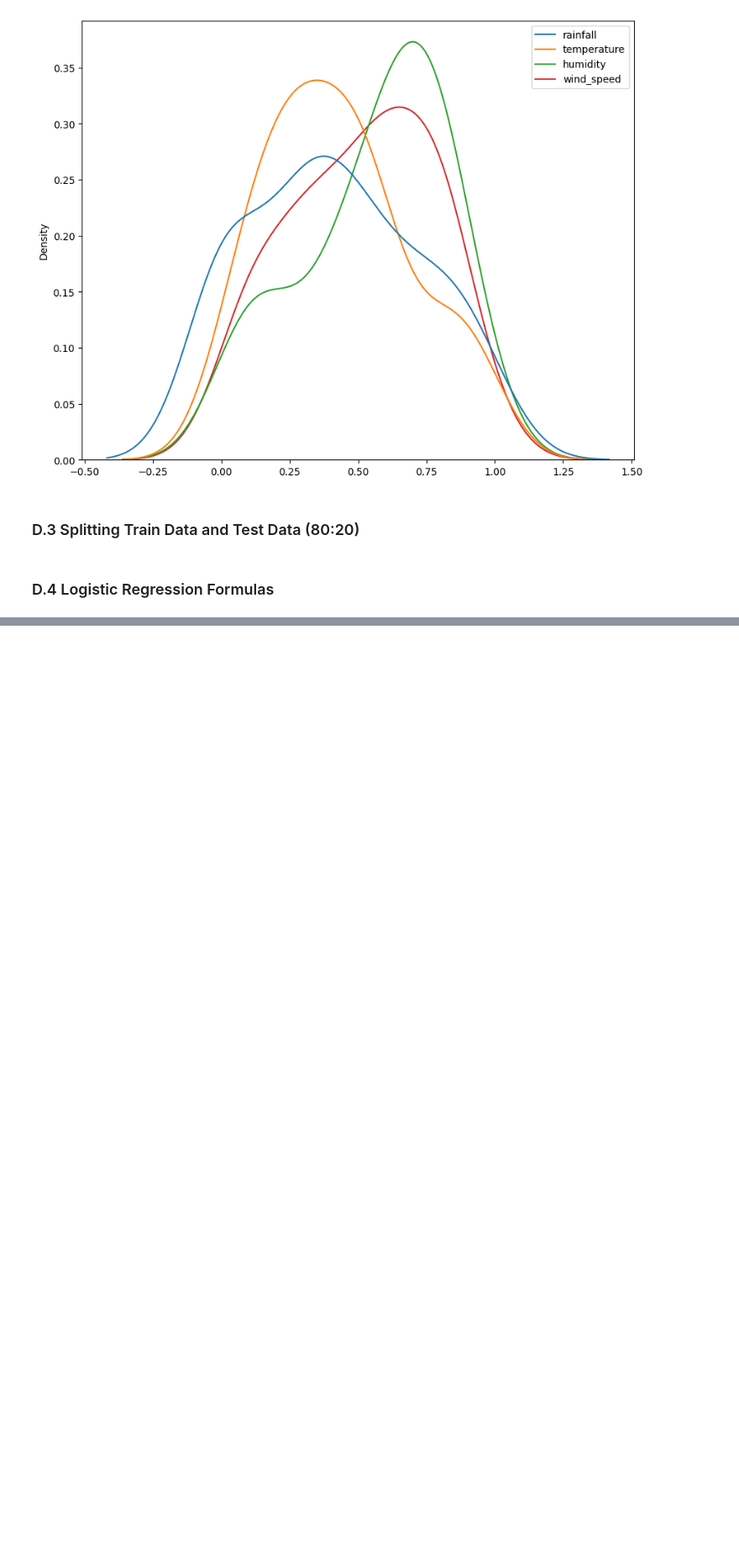
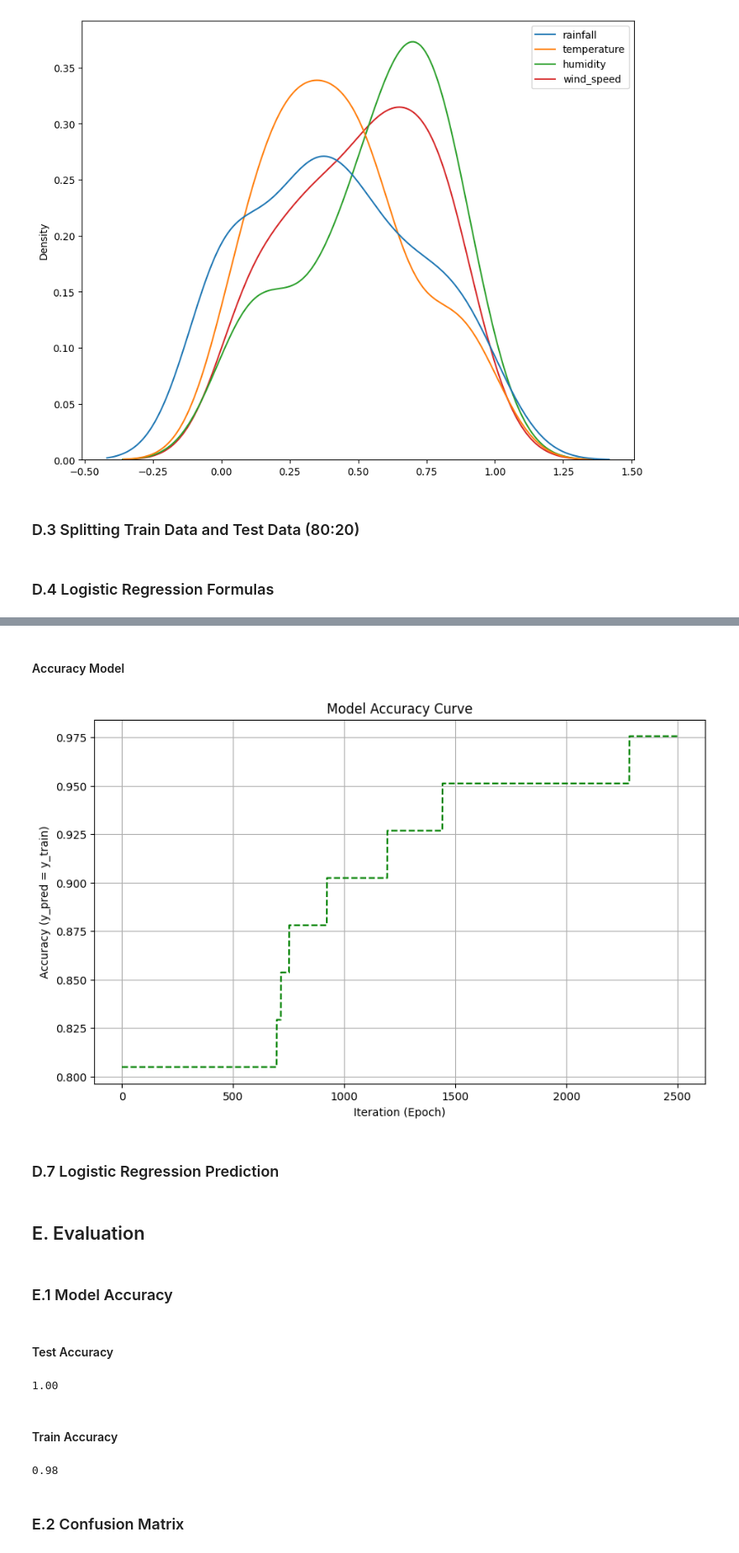
Before and after one commit to HablSank/1Day-1Dataset_MachineLearningProject, a Jupyter notebook: Day-2/Logistic Regression (Rainfall)/rainfall.ipynb, the cells around one changed output, grey strips where cells are left out. Shown at 84% size. Cells and saved outputs as stored; diff of their text form; code cells hidden in the pictures; blank space fills up the shorter version.

```diff
--- a/Day-2/Logistic Regression (Rainfall)/rainfall.ipynb
+++ b/Day-2/Logistic Regression (Rainfall)/rainfall.ipynb
@@ -271,0 +377,14 @@ X_train, X_test, y_train, y_test = stratified_split(X_data, y_data)
+# %% [markdown]
+#### Accuracy Model
+# %%
+plt.figure(figsize=(10, 6))
+plt.plot(accuracy_history, label='Training Accuracy', color='green', linestyle='--')
+plt.title('Model Accuracy Curve')
+plt.xlabel('Iteration (Epoch)')
+plt.ylabel('Accuracy (y_pred = y_train)')
+plt.grid(True)
+plt.show()
+# %% [output]
+[figure, added]
+# %% [markdown]
+### D.7 Logistic Regression Prediction
@@ -271,0 +398,22 @@ X_train, X_test, y_train, y_test = stratified_split(X_data, y_data)
+# %% [markdown]
+## E. Evaluation
+# %% [markdown]
+### E.1 Model Accuracy
+# %% [markdown]
+#### Test Accuracy
+# %%
+test_predictions = predict(X_test, w, b)
+test_accuracy = np.mean(test_predictions == y_test)
+print(f"{test_accuracy:.2f}")
+# %% [output]
+1.00
+# %% [markdown]
+#### Train Accuracy
+# %%
+train_predictions = predict(X_train, w, b)
+train_accuracy = np.mean(train_predictions == y_train)
+print(f"{train_accuracy:.2f}")
+# %% [output]
+0.98
+# %% [markdown]
+### E.2 Confusion Matrix
```
Also changed, not shown: parts of 24 cells of this notebook.
